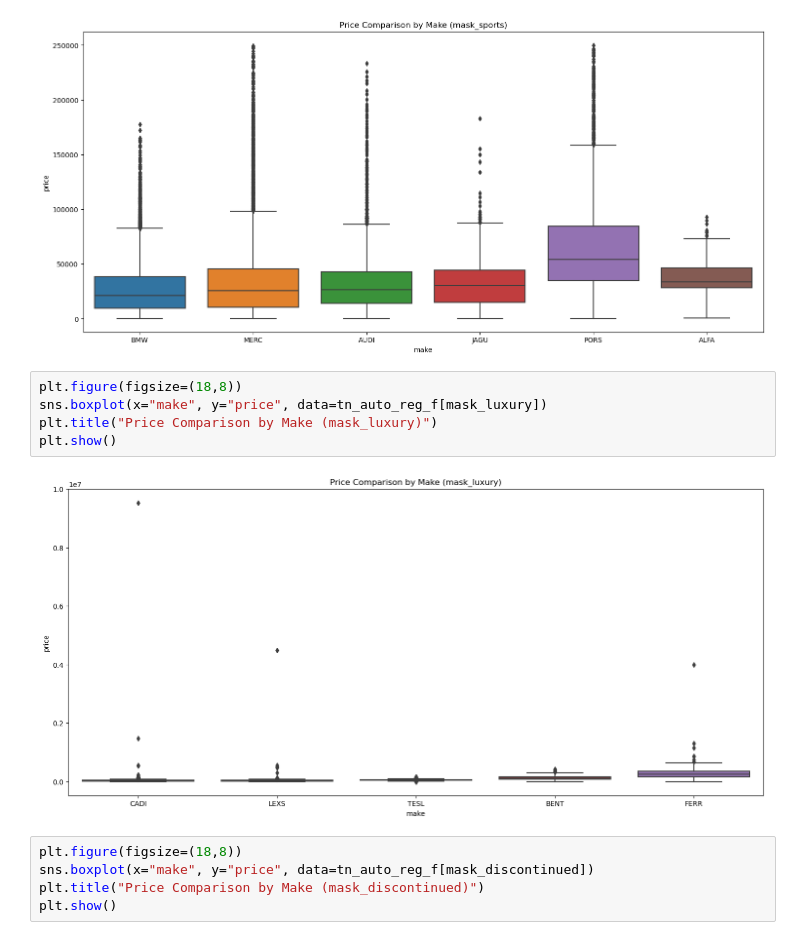
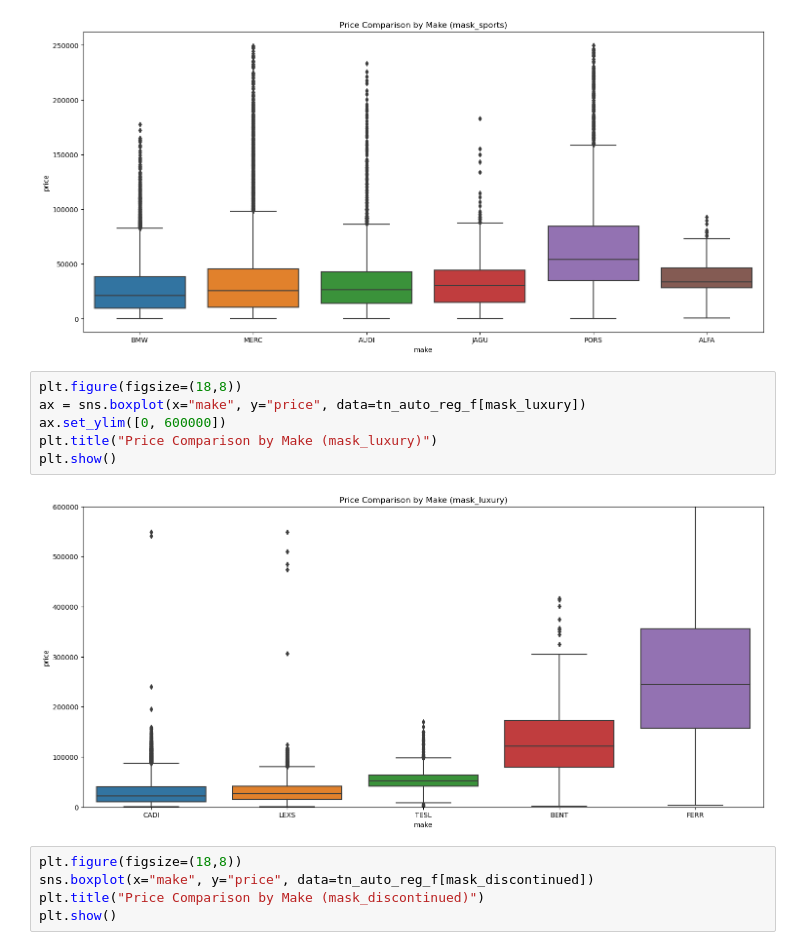
Before and after one commit to xiebozhi/IS6703_CarRegistrations_wde677, a Jupyter notebook: TP - Car Registrations - 2 & 3) Analysis and Linear Regression.ipynb, the cells around one changed output. Drawn from its saved outputs; the diff is of its cells as text.

```diff
--- a/TP - Car Registrations - 2 & 3) Analysis and Linear Regression.ipynb
+++ b/TP - Car Registrations - 2 & 3) Analysis and Linear Regression.ipynb
@@ -94,11 +94,12 @@ plt.show()
 [figure]
 # %%
 plt.figure(figsize=(18,8))
-sns.boxplot(x="make", y="price", data=tn_auto_reg_f[mask_luxury])
+ax = sns.boxplot(x="make", y="price", data=tn_auto_reg_f[mask_luxury])
+ax.set_ylim([0, 600000])
 plt.title("Price Comparison by Make (mask_luxury)")
 plt.show()
 # %% [output]
-[figure, old version]
+[figure, new version]
 # %%
 plt.figure(figsize=(18,8))
 sns.boxplot(x="make", y="price", data=tn_auto_reg_f[mask_discontinued])
```
Also changed, not shown: parts of 33 cells of this notebook.
